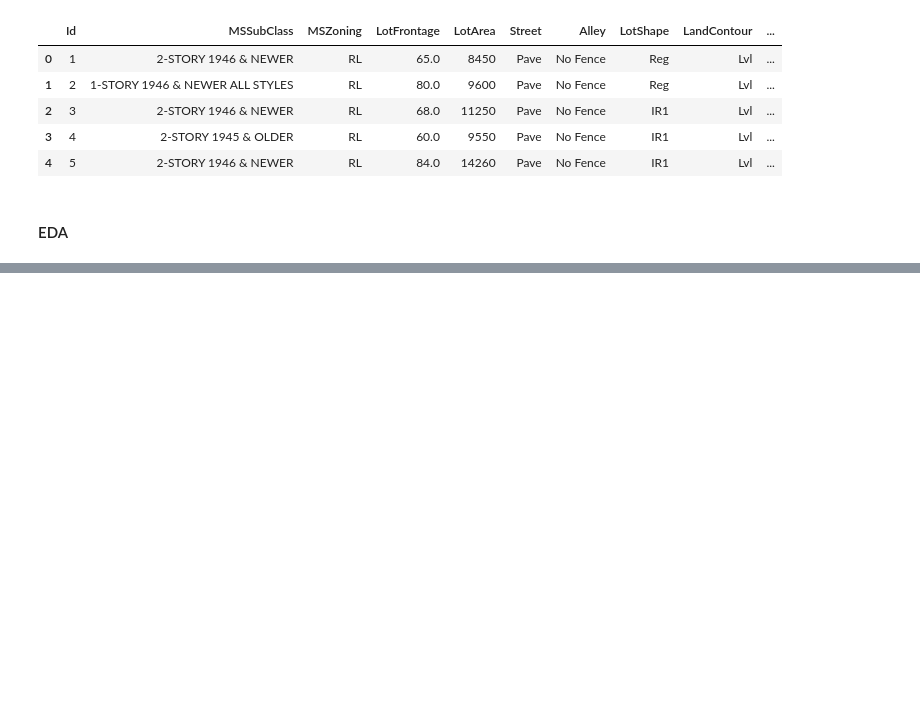
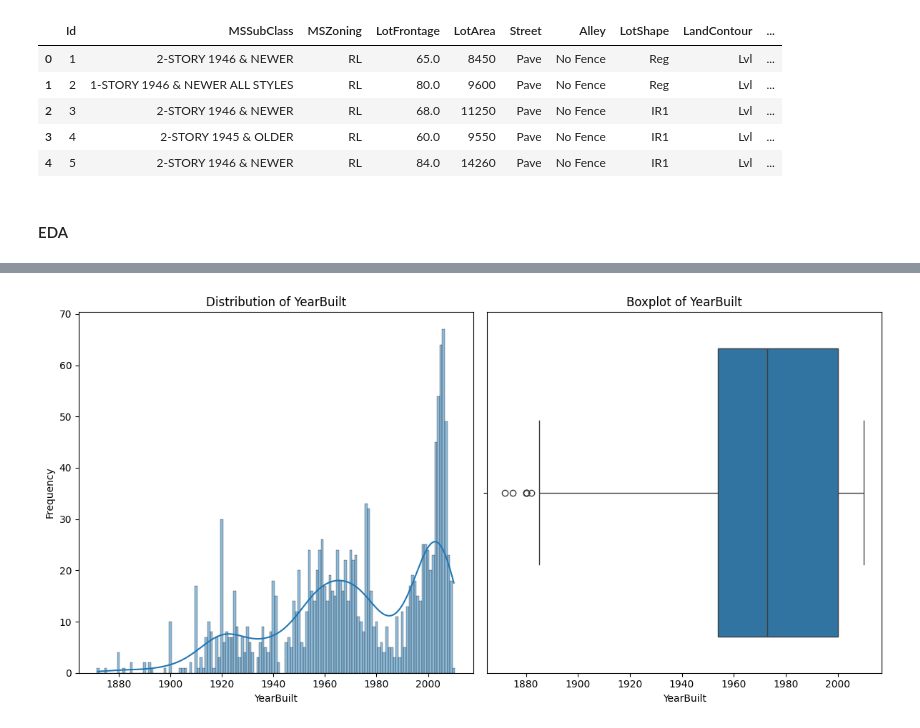
Before and after one commit to hantayc/advanced-regression-house-price, a Jupyter notebook: main.ipynb, the cells around one changed output, grey strips where cells are left out. Saved outputs shown, nothing was run; the diff lists cells and outputs as text; code cells hidden in the pictures; blank space fills up the shorter version.

```diff
--- a/main.ipynb
+++ b/main.ipynb
@@ -95,0 +136,17 @@ AttributeError: Rectangle.set() got an unexpected keyword argument 'fit'
+# %%
+plt.figure(figsize=(12,6))
+plt.subplot(1,2,1)
+sns.histplot(df["YearBuilt"], kde = True)
+plt.title("Distribution of YearBuilt")
+plt.xlabel("YearBuilt")
+plt.ylabel("Frequency")
+
+plt.subplot(1,2,2)
+sns.boxplot(x = df["YearBuilt"], orient = 'h')
+plt.title("Boxplot of YearBuilt")
+plt.xlabel("YearBuilt")
+
+plt.tight_layout()
+plt.show()
+# %% [output]
+[figure, added]
```
Also changed, not shown: parts of 16 cells of this notebook.
